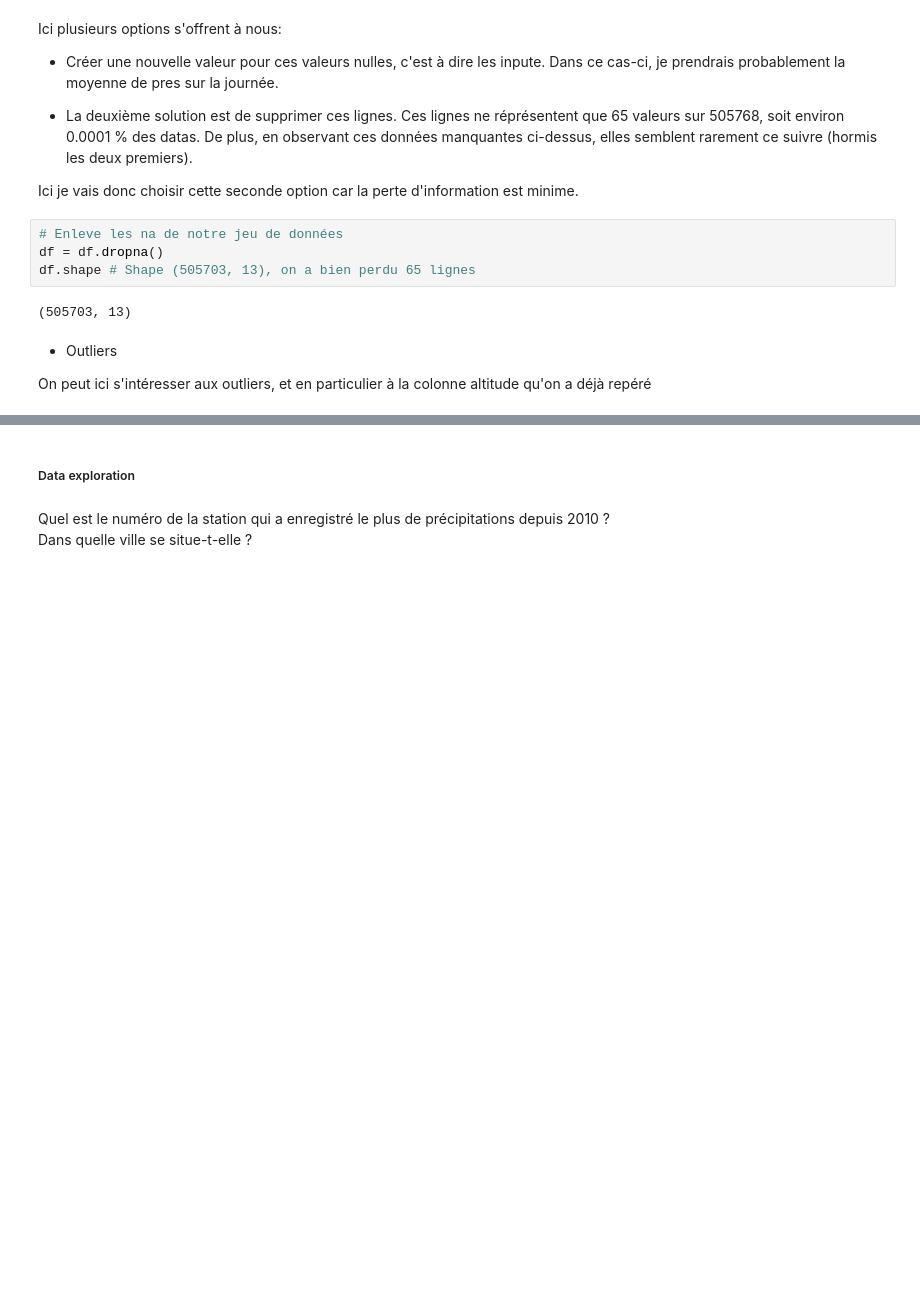
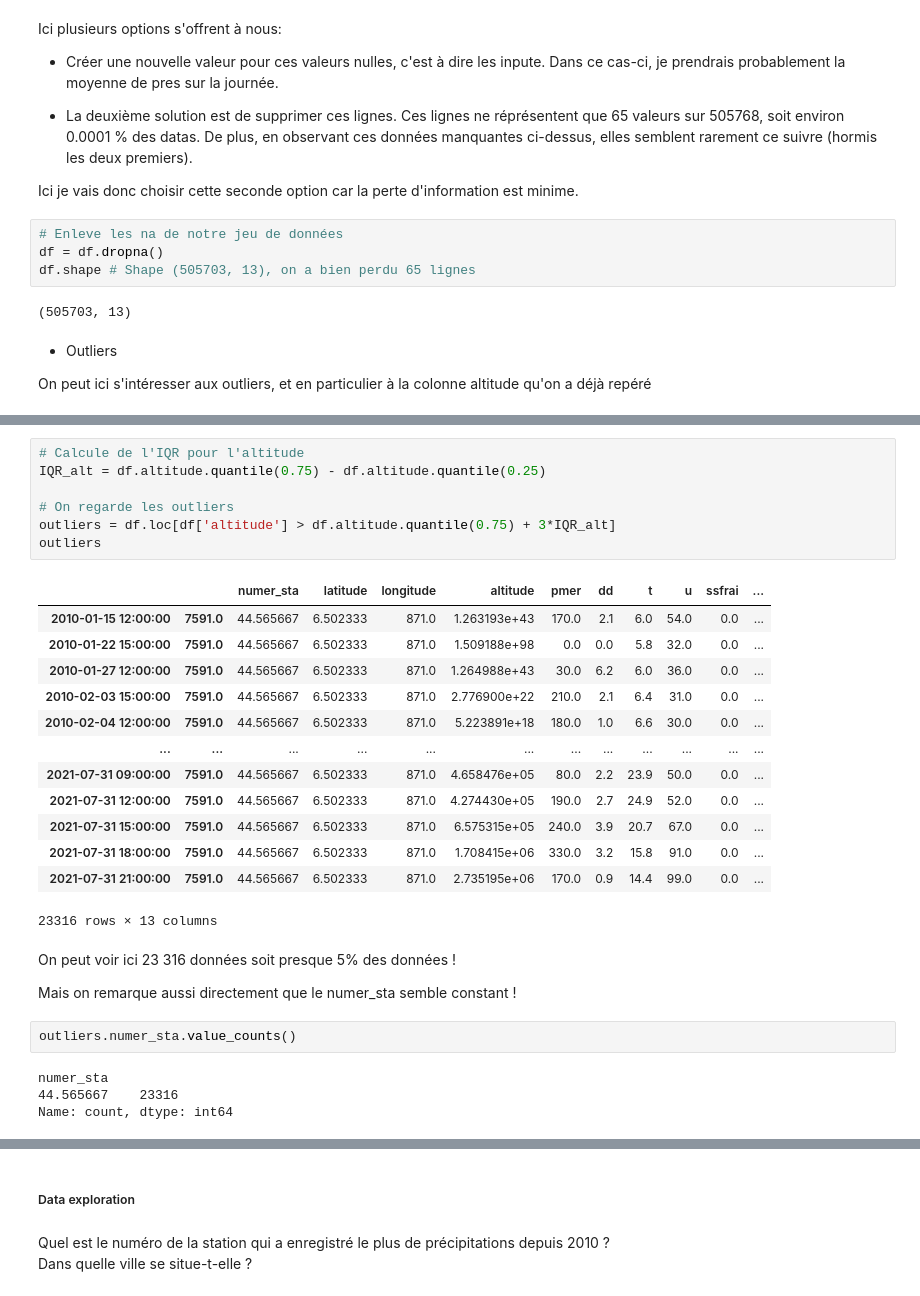
Before and after one commit to LeGregs/Test-technique, a Jupyter notebook: test_technique_0327/gregoire_bouillon_test_TA_DS.ipynb, the cells around one changed output, grey strips where cells are left out. Cells and saved outputs as stored; diff of their text form; blank space fills up the shorter version.

```diff
--- a/test_technique_0327/gregoire_bouillon_test_TA_DS.ipynb
+++ b/test_technique_0327/gregoire_bouillon_test_TA_DS.ipynb
@@ -168,0 +202,31 @@ On peut ici s'intéresser aux outliers, et en particulier à la colonne altitude
+# %%
+# Calcule de l'IQR pour l'altitude
+IQR_alt = df.altitude.quantile(0.75) - df.altitude.quantile(0.25)
+
+# On regarde les outliers
+outliers = df.loc[df['altitude'] > df.altitude.quantile(0.75) + 3*IQR_alt]
+outliers
+# %% [output]
+|  |  | numer_sta | latitude | longitude | altitude | pmer | dd | t | u | ssfrai | ... |
+| 2010-01-15 12:00:00 | 7591.0 | 44.565667 | 6.502333 | 871.0 | 1.263193e+43 | 170.0 | 2.1 | 6.0 | 54.0 | 0.0 | ... |
+| 2010-01-22 15:00:00 | 7591.0 | 44.565667 | 6.502333 | 871.0 | 1.509188e+98 | 0.0 | 0.0 | 5.8 | 32.0 | 0.0 | ... |
+| 2010-01-27 12:00:00 | 7591.0 | 44.565667 | 6.502333 | 871.0 | 1.264988e+43 | 30.0 | 6.2 | 6.0 | 36.0 | 0.0 | ... |
+| 2010-02-03 15:00:00 | 7591.0 | 44.565667 | 6.502333 | 871.0 | 2.776900e+22 | 210.0 | 2.1 | 6.4 | 31.0 | 0.0 | ... |
+| 2010-02-04 12:00:00 | 7591.0 | 44.565667 | 6.502333 | 871.0 | 5.223891e+18 | 180.0 | 1.0 | 6.6 | 30.0 | 0.0 | ... |
+| ... | ... | ... | ... | ... | ... | ... | ... | ... | ... | ... | ... |
+| 2021-07-31 09:00:00 | 7591.0 | 44.565667 | 6.502333 | 871.0 | 4.658476e+05 | 80.0 | 2.2 | 23.9 | 50.0 | 0.0 | ... |
+| 2021-07-31 12:00:00 | 7591.0 | 44.565667 | 6.502333 | 871.0 | 4.274430e+05 | 190.0 | 2.7 | 24.9 | 52.0 | 0.0 | ... |
+| 2021-07-31 15:00:00 | 7591.0 | 44.565667 | 6.502333 | 871.0 | 6.575315e+05 | 240.0 | 3.9 | 20.7 | 67.0 | 0.0 | ... |
+| 2021-07-31 18:00:00 | 7591.0 | 44.565667 | 6.502333 | 871.0 | 1.708415e+06 | 330.0 | 3.2 | 15.8 | 91.0 | 0.0 | ... |
+| 2021-07-31 21:00:00 | 7591.0 | 44.565667 | 6.502333 | 871.0 | 2.735195e+06 | 170.0 | 0.9 | 14.4 | 99.0 | 0.0 | ... |
+23316 rows × 13 columns
+# %% [markdown]
+On peut voir ici 23 316 données soit presque 5% des données !
+
+Mais on remarque aussi directement que le numer_sta semble constant !
+# %%
+outliers.numer_sta.value_counts()
+# %% [output]
+numer_sta
+44.565667    23316
+Name: count, dtype: int64
```
Also changed, not shown: parts of 21 cells of this notebook.
